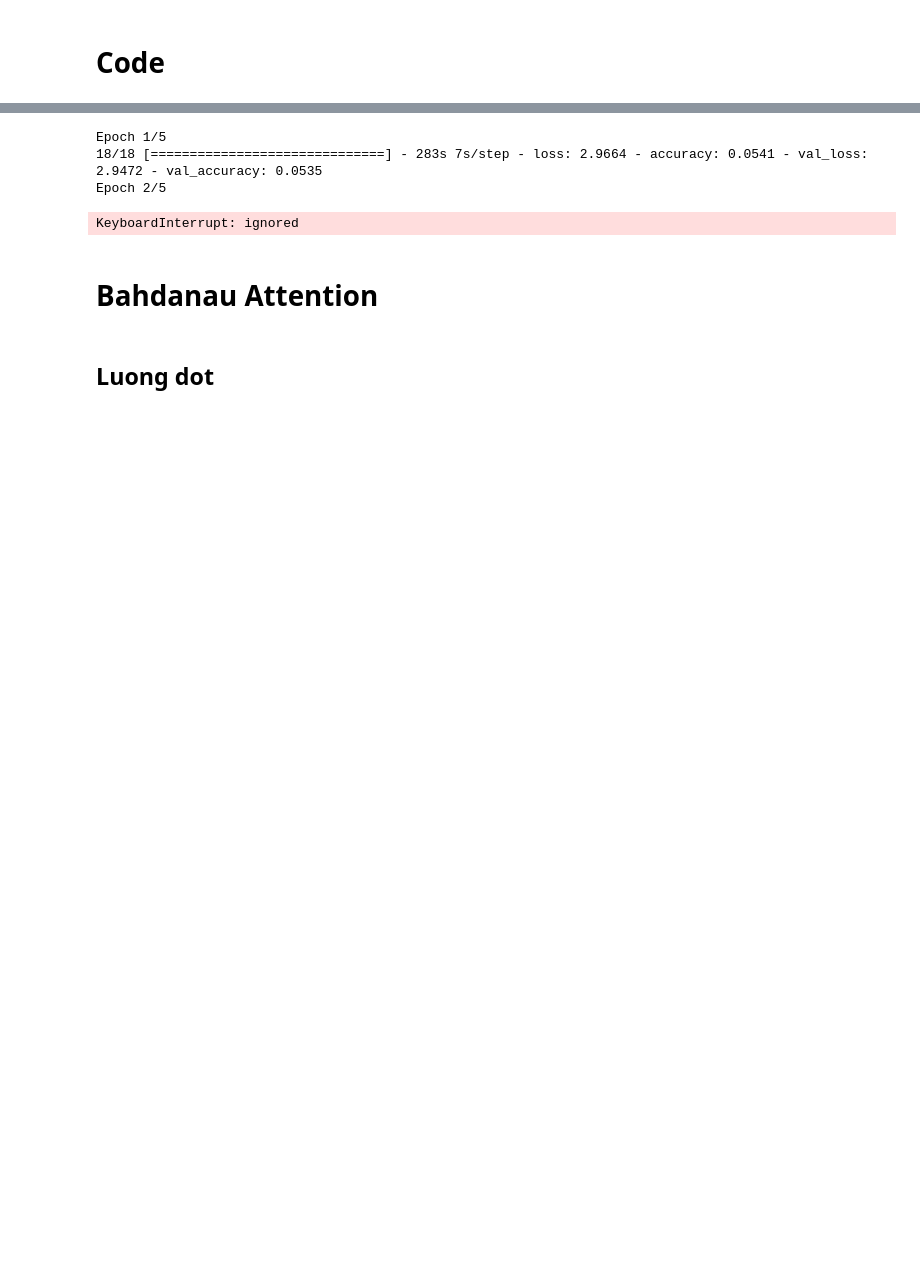
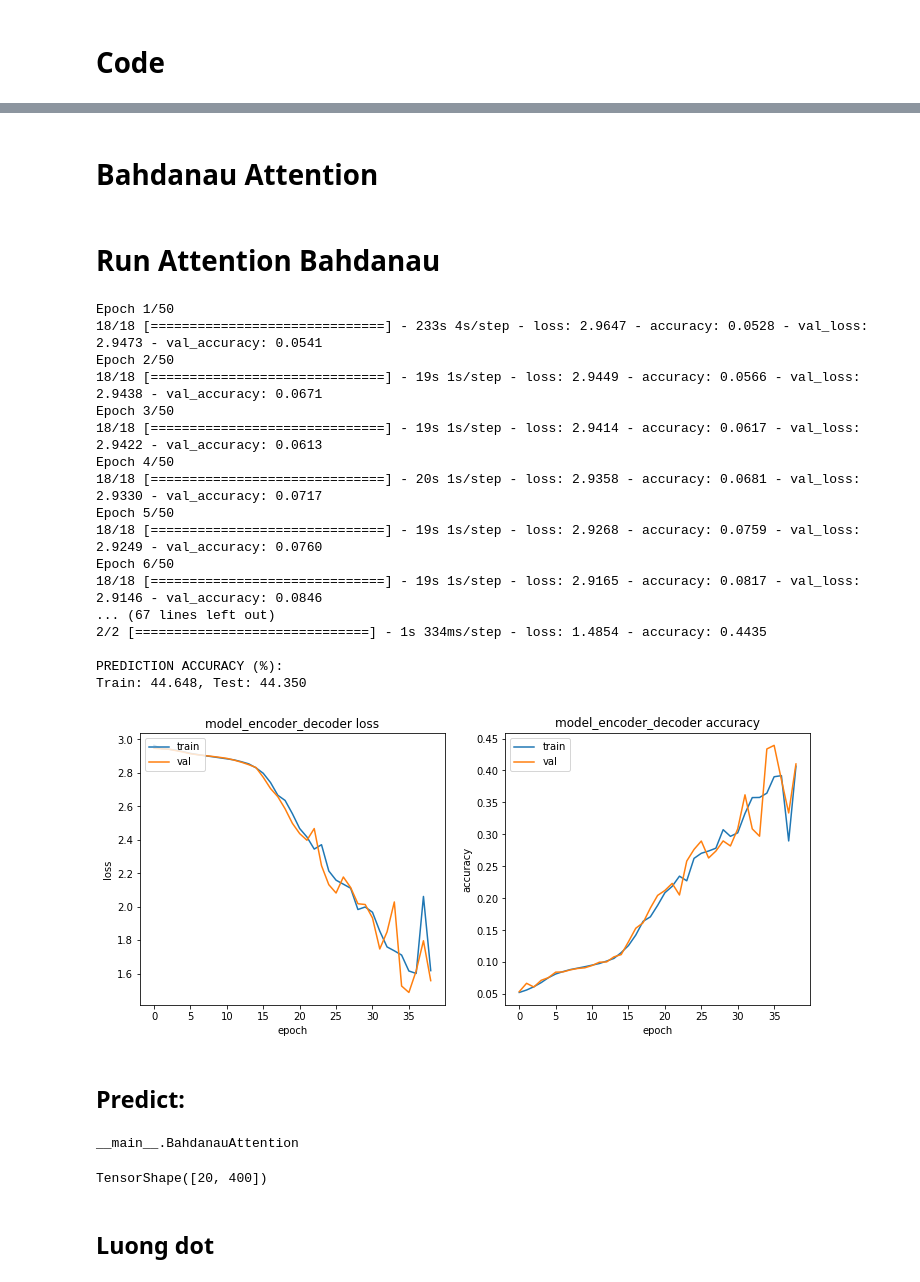
Before and after one commit to JanLeyva/DeepLearning, a Jupyter notebook: Assignment3_2021.ipynb, the cells around one changed output, grey strips where cells are left out. Drawn from its saved outputs; the diff is of its cells as text; code cells hidden in the pictures; blank space fills up the shorter version.

```diff
--- a/Assignment3_2021.ipynb
+++ b/Assignment3_2021.ipynb
@@ -293,17 +293,3 @@ Train: 35.511, Test: 35.395
-# %%
-# attention model
-attentionBahdanau = BahdanauAttention(16, verbose = 0)
-model_attentionBahdanau = build_attention_model(attentionBahdanau, batch_size, rnn_units)
-
-
-#training
-train_test(model_attentionBahdanau, X_train, y_train , X_test,
-           y_test, batch_size=batch_size, epochs=5, patience=3)
-# %% [output]
-Epoch 1/5
-18/18 [==============================] - 283s 7s/step - loss: 2.9664 - accuracy: 0.0541 - val_loss: 2.9472 - val_accuracy: 0.0535
-Epoch 2/5
-KeyboardInterrupt: ignored
 # %% [markdown]
 # Bahdanau Attention
 # %%
@@ -380,6 +366,40 @@ class BahdanauAttention(tf.keras.layers.Layer):
     context_vector = tf.reduce_sum(context_vector, axis=1)
 
     return context_vector, attention_weights
+# %% [markdown]
+
+
+# Run Attention Bahdanau
+# %%
+# attention model
+attentionBahdanau = BahdanauAttention(100, verbose = 0)
+model_attentionBahdanau = build_attention_model(attentionBahdanau, batch_size, rnn_units)
+
+
+#training
+train_test(model_attentionBahdanau, X_train, y_train , X_test,
+           y_test, batch_size=batch_size, epochs=50, patience=3)
+# %% [output]
+Epoch 1/50
+18/18 [==============================] - 233s 4s/step - loss: 2.9647 - accuracy: 0.0528 - val_loss: 2.9473 - val_accuracy: 0.0541
+Epoch 2/50
+18/18 [==============================] - 19s 1s/step - loss: 2.9449 - accuracy: 0.0566 - val_loss: 2.9438 - val_accuracy: 0.0671
+Epoch 3/50
+18/18 [==============================] - 19s 1s/step - loss: 2.9414 - accuracy: 0.0617 - val_loss: 2.9422 - val_accuracy: 0.0613
+Epoch 4/50
+18/18 [==============================] - 20s 1s/step - loss: 2.9358 - accuracy: 0.0681 - val_loss: 2.9330 - val_accuracy: 0.0717
+Epoch 5/50
+18/18 [==============================] - 19s 1s/step - loss: 2.9268 - accuracy: 0.0759 - val_loss: 2.9249 - val_accuracy: 0.0760
+Epoch 6/50
+18/18 [==============================] - 19s 1s/step - loss: 2.9165 - accuracy: 0.0817 - val_loss: 2.9146 - val_accuracy: 0.0846
+... (67 lines left out)
+2/2 [==============================] - 1s 334ms/step - loss: 1.4854 - accuracy: 0.4435
+
+PREDICTION ACCURACY (%):
+Train: 44.648, Test: 44.350
+[figure, added]
+# %% [markdown]
+## Predict:
 # %%
     encoder_inputs = Input(shape=(n_timesteps_in, n_features), name='encoder_inputs')
     encoder_lstm = LSTM(rnn_units, return_sequences=True, return_state=True, name='encoder_lstm')
@@ -403,6 +423,14 @@ class BahdanauAttention(tf.keras.layers.Layer):
 # %%
 query_with_time_axis = tf.expand_dims(decoder_outputs, 1)
 values_transposed = tf.transpose(encoder_outputs, perm=[0, 2, 1])
+# %%
+BahdanauAttention
+# %% [output]
+__main__.BahdanauAttention
+# %%
+model_attentionBahdanau.trainable_weights[0].shape
+# %% [output]
+TensorShape([20, 400])
 # %% [markdown]
 ## Luong dot
 # %%
```
Also changed, not shown: parts of 8 cells of this notebook.
